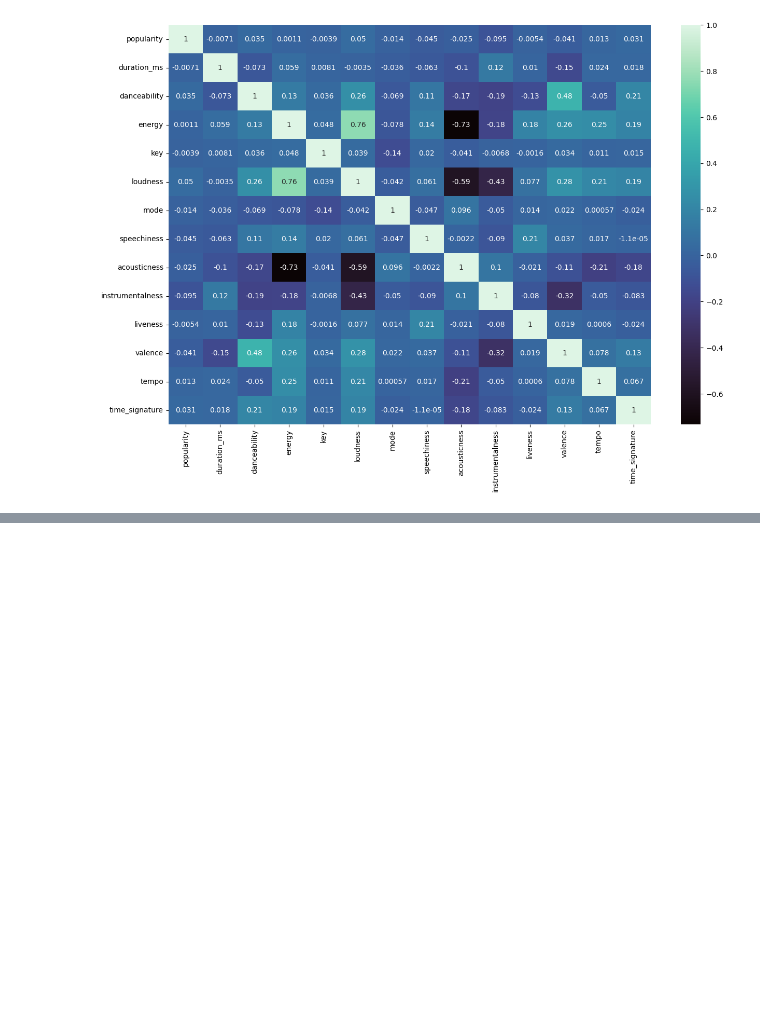
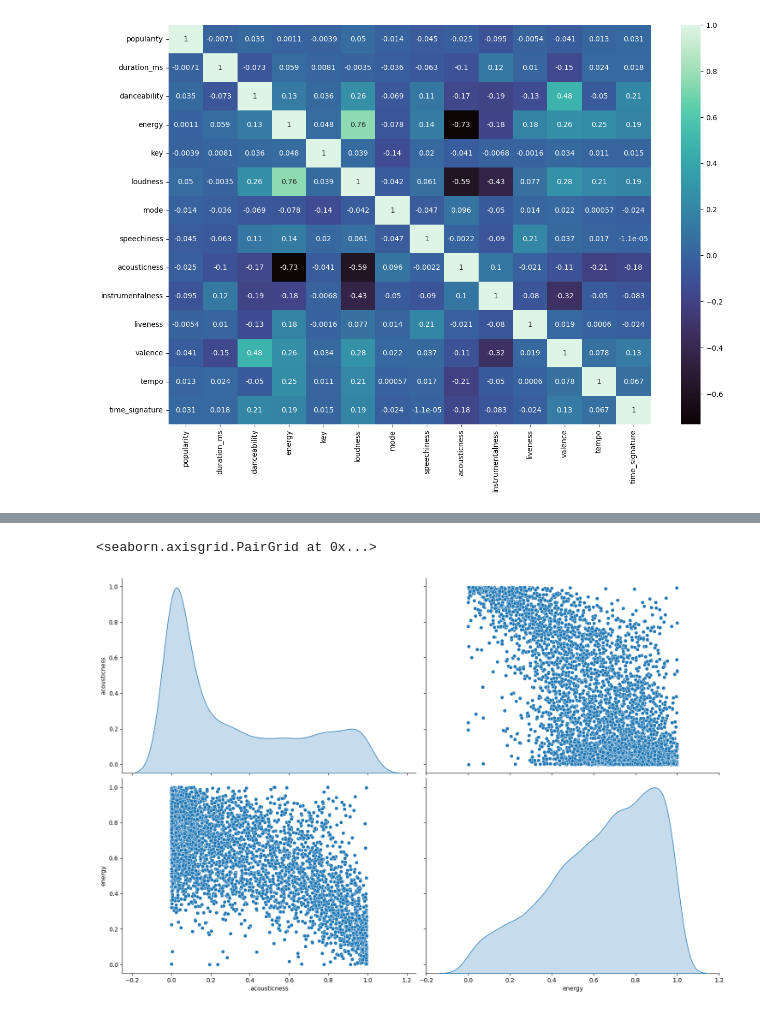
Before and after one commit to CurtisSchneider1/spotify_eda_curtisSchneider, a Jupyter notebook: notebooks/EDA_practice.ipynb, the cells around one changed output, grey strips where cells are left out. Drawn from its saved outputs; the diff is of its cells as text; code cells hidden in the pictures; blank space fills up the shorter version.

```diff
--- a/notebooks/EDA_practice.ipynb
+++ b/notebooks/EDA_practice.ipynb
@@ -229,0 +237,7 @@ sns.heatmap(df_corr, annot=True, cmap='mako')       # cmap is color palette
+# %%
+# let's take a random sample of the df with fewer points
+df_sample = df[["acousticness", "energy"]].sample(n=5000, random_state=1)   # n is how many data points, random_state gives reproducable results
+sns.pairplot(df_sample, height=5, aspect=1.5, diag_kind="kde")              # diag_kind changes the bar chart to specified chart
+# %% [output]
+<seaborn.axisgrid.PairGrid at 0x...>
+[figure, added]
```
Also changed, not shown: parts of 1 cell of this notebook.
